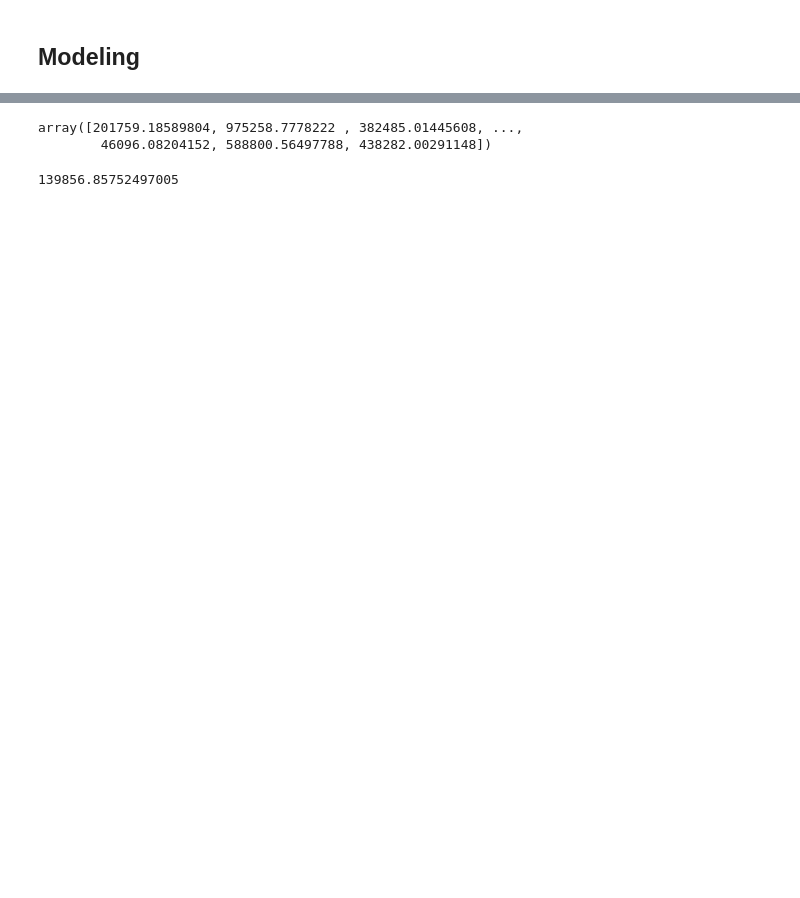
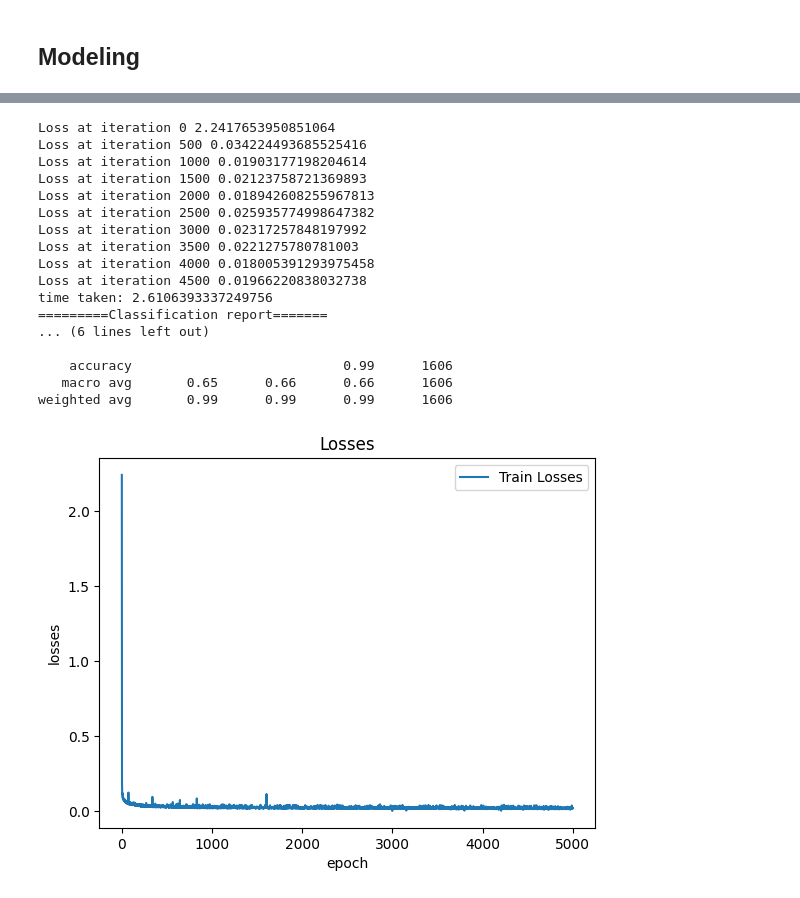
Before and after one commit to thassung/AIT_ml2023_a3, a Jupyter notebook: code/train.ipynb, the cells around one changed output, grey strips where cells are left out. Saved outputs shown, nothing was run; the diff lists cells and outputs as text; code cells hidden in the pictures; blank space fills up the shorter version.

Commit message:
Finish model function (no mlflow)

```diff
--- a/code/train.ipynb
+++ b/code/train.ipynb
@@ -425,0 +429,4 @@ y.isna().sum()
+# %%
+# separate y_train and y_test into 4 classes for further multinomial logistic regression
+
+y = pd.cut(y, 4, labels=False)
@@ -427,9 +436,6 @@ y.isna().sum()
 from sklearn.model_selection import train_test_split
 
 X_train, X_test, y_train, y_test = train_test_split(X, y, test_size=0.2, random_state=42)
-# %%
-# Apply logarithmic scale on y to improve model stabiliy
-y_train = np.log(y_train)
 # %% [markdown]
 ### Fill missing value
 # %%
@@ -779,8 +724,3 @@ X_test_poly    = np.concatenate((intercept, X_test_poly), axis=1)
-# %%
-X_train_lin = np.copy(X_train)
-X_test_lin = np.copy(X_test)
-X_train = None
-X_test = None
 # %%
 y_train = y_train.to_numpy()
 y_test = y_test.to_numpy()
@@ -1073,9 +727,14 @@ array([225000, 900000, 320000, ...,  60000, 750000, 400000], dtype=int64)
-# %%
-np.exp(model.predict(X_test))
-# %% [output]
-array([201759.18589804, 975258.7778222 , 382485.01445608, ...,
-        46096.08204152, 588800.56497788, 438282.00291148])
-# %%
-np.exp(model.predict(dem))
-# %% [output]
-139856.85752497005
+# %%
+# make sure our y is in the shape of (m, k)
+# we will convert our output vector in
+# matrix where no. of columns is equal to the no. of classes.
+# The values in the matrix will be 0 or 1. For instance the rows
+# where we have output 2 the column 2 will contain 1 and the rest are all 0.
+# in simple words, y will be of shape (m, k)
+k = len(set(y))  # no. of class  (can also use np.unique)
+m = X_train.shape[0]  # no.of samples
+n = X_train.shape[1]  # no. of features
+Y_train_encoded = np.zeros((m, k))
+for each_class in range(k):
+    cond = y_train==each_class
+    Y_train_encoded[np.where(cond), each_class] = 1
@@ -1081,0 +980,29 @@ np.exp(model.predict(dem))
+# %%
+from sklearn.metrics import classification_report
+
+k = len(set(y))
+model = LogisticRegression(k, X_train.shape[1], "minibatch")
+model.fit(X_train, Y_train_encoded)
+yhat = model.predict(X_test)
+model.plot()
+print("=========Classification report=======")
+print("Report: ", classification_report(y_test, yhat))
+# %% [output]
+Loss at iteration 0 2.2417653950851064
+Loss at iteration 500 0.034224493685525416
+Loss at iteration 1000 0.01903177198204614
+Loss at iteration 1500 0.02123758721369893
+Loss at iteration 2000 0.018942608255967813
+Loss at iteration 2500 0.025935774998647382
+Loss at iteration 3000 0.02317257848197992
+Loss at iteration 3500 0.0221275780781003
+Loss at iteration 4000 0.018005391293975458
+Loss at iteration 4500 0.01966220838032738
+time taken: 2.6106393337249756
+=========Classification report=======
+... (6 lines left out)
+
+    accuracy                           0.99      1606
+   macro avg       0.65      0.66      0.66      1606
+weighted avg       0.99      0.99      0.99      1606
+[figure, added]
```
Also changed, not shown: parts of 29 cells of this notebook, 1 other file.
